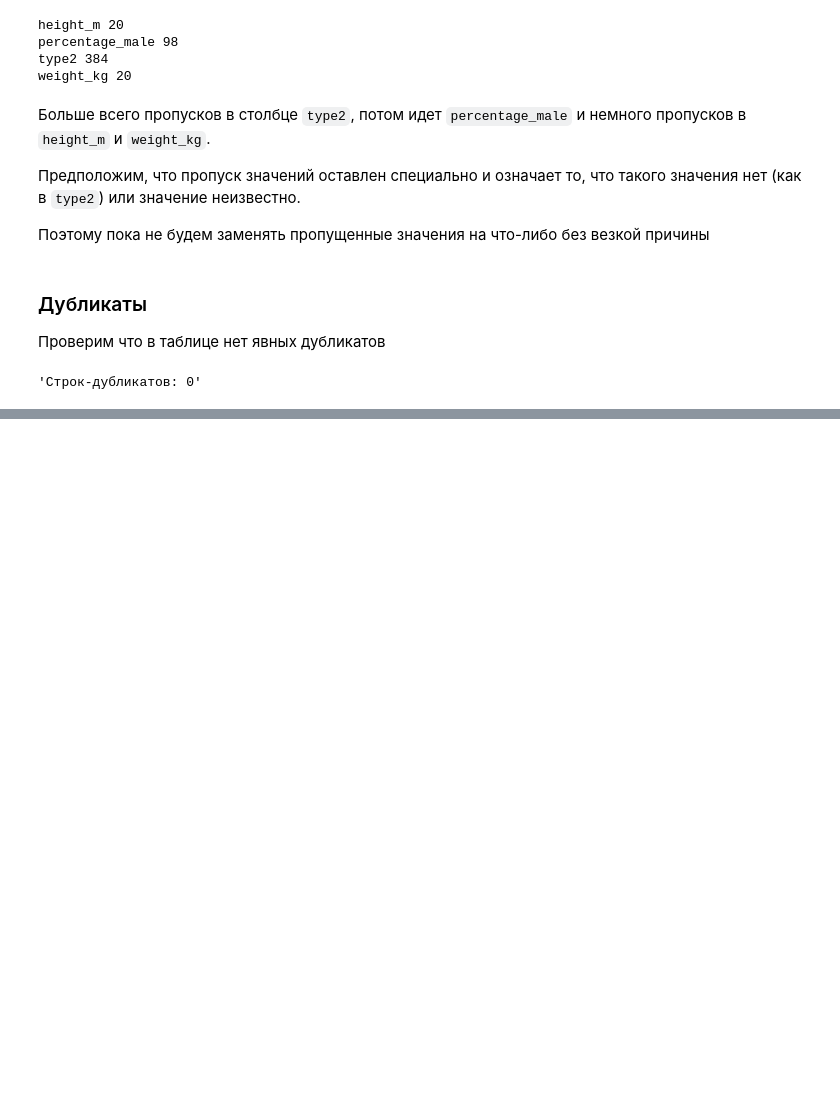
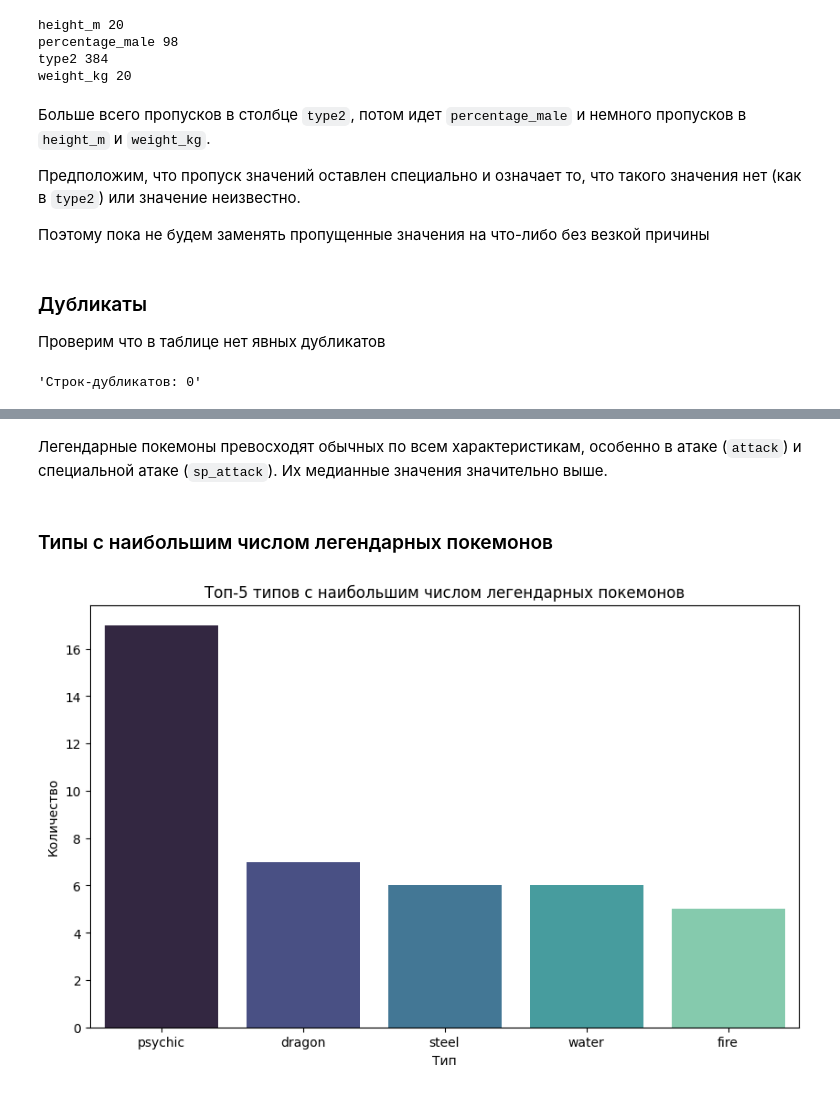
Before and after one commit to ALTaww/Machine_Learning, a Jupyter notebook: pokemons(1)/index.ipynb, the cells around one changed output, grey strips where cells are left out. Saved outputs shown, nothing was run; the diff lists cells and outputs as text; code cells hidden in the pictures; blank space fills up the shorter version.

```diff
--- a/pokemons(1)/index.ipynb
+++ b/pokemons(1)/index.ipynb
@@ -155,0 +234,21 @@ f'Строк-дубликатов: {df.duplicated().sum()}'
+# %% [markdown]
+Легендарные покемоны превосходят обычных по всем характеристикам, особенно в атаке (`attack`) и специальной атаке (`sp_attack`). Их медианные значения значительно выше.
+# %% [markdown]
+### Типы с наибольшим числом легендарных покемонов
+# %%
+# Группируем по типу и считаем легендарных
+legendary_types = legendary.groupby('type1').size().sort_values(ascending=False).head(5)
+plt.figure(figsize=(10, 6))
+sns.barplot(
+    x=legendary_types.index,
+    y=legendary_types.values,
+    hue=legendary_types.index,
+    palette='mako',
+    legend=False
+)
+plt.title('Топ-5 типов с наибольшим числом легендарных покемонов')
+plt.xlabel('Тип')
+plt.ylabel('Количество')
+plt.show()
+# %% [output]
+[figure, added]
```
Also changed, not shown: parts of 24 cells of this notebook.
